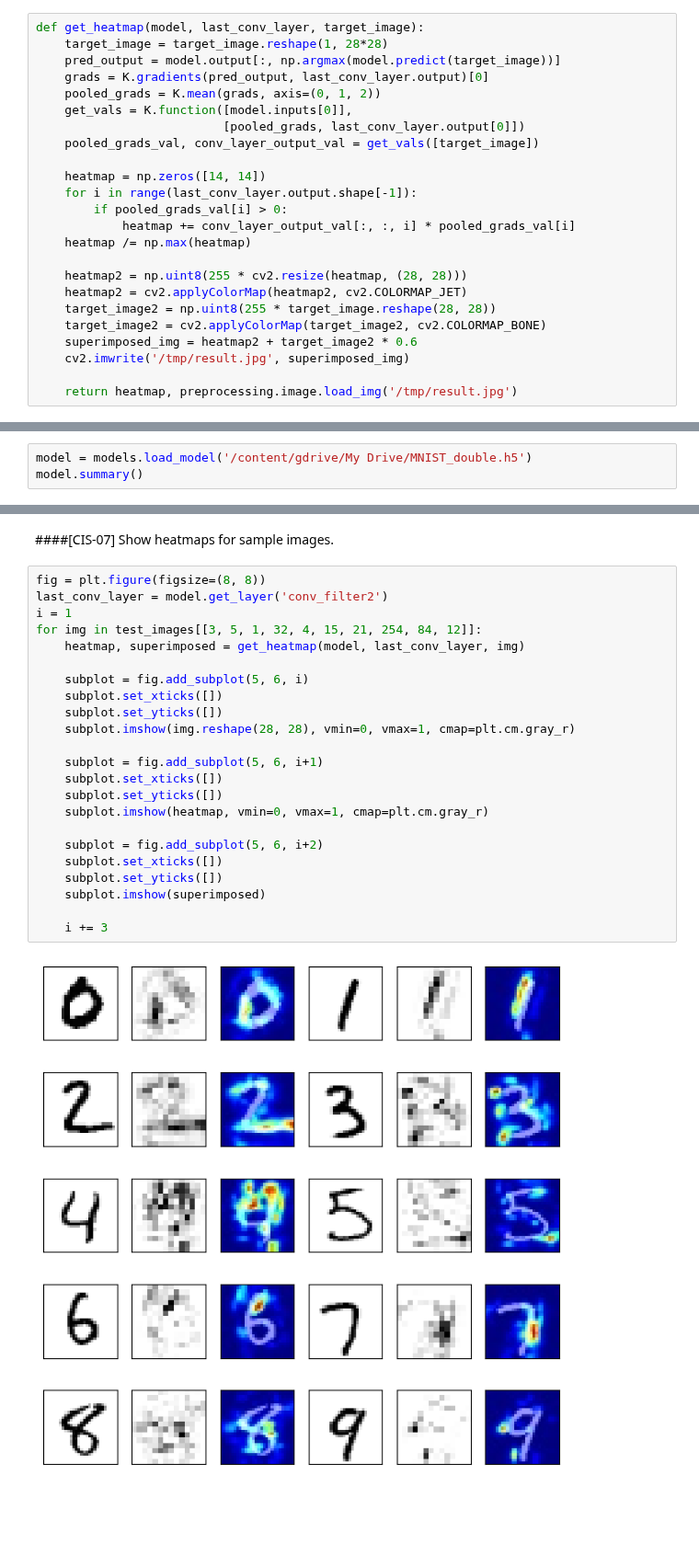
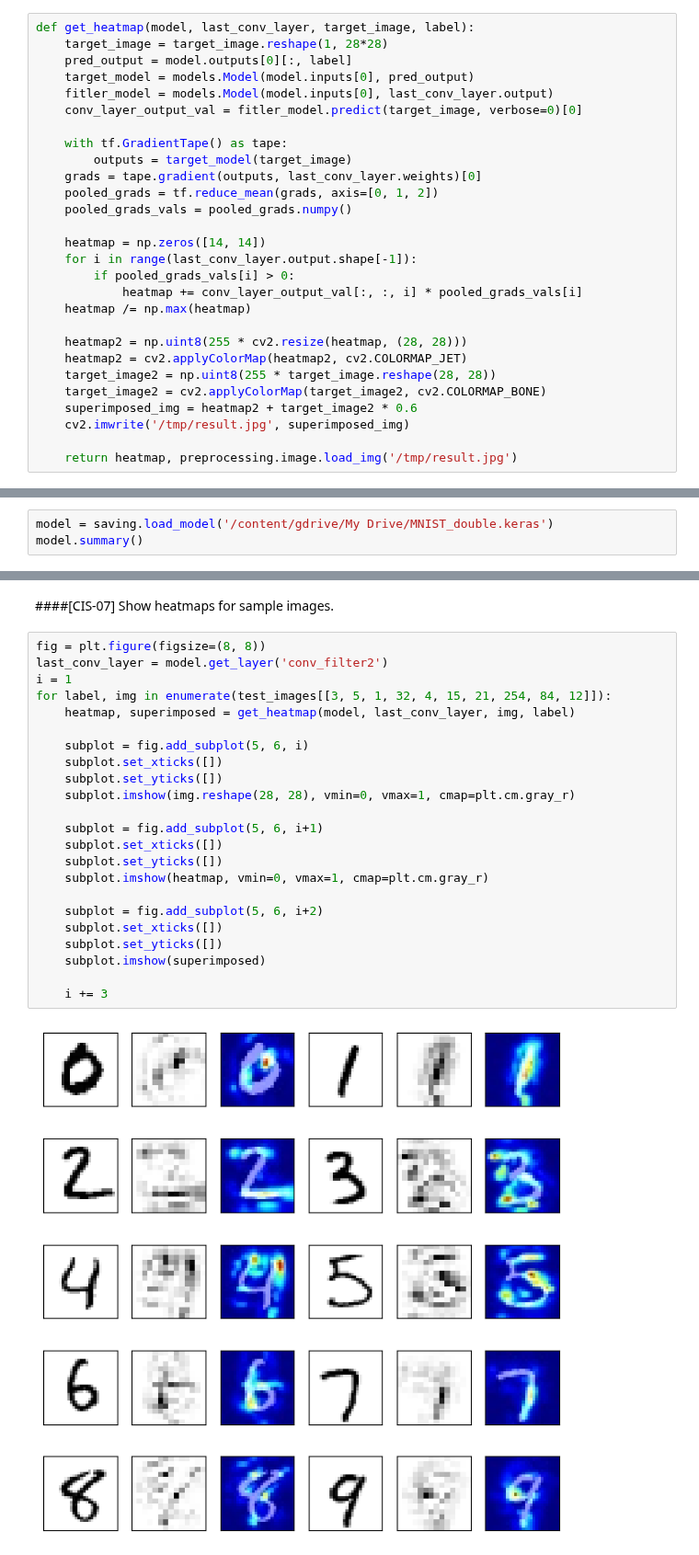
Before and after one commit to enakai00/colab_tfbook, a Jupyter notebook: Chapter05/4. CNN interpretation - sensitive area detection.ipynb, the cells around one changed output, grey strips where cells are left out. Shown at 92% size. Cells and saved outputs as stored; diff of their text form; blank space fills up the shorter version.

```diff
--- a/Chapter05/4. CNN interpretation - sensitive area detection.ipynb
+++ b/Chapter05/4. CNN interpretation - sensitive area detection.ipynb
@@ -22,19 +17,23 @@ disable_eager_execution()
 ####[CIS-02]
 Define a function to detect the sensitive areas in the second filters against the input image, and generate a heatmap.
 # %%
-def get_heatmap(model, last_conv_layer, target_image):
+def get_heatmap(model, last_conv_layer, target_image, label):
     target_image = target_image.reshape(1, 28*28)
-    pred_output = model.output[:, np.argmax(model.predict(target_image))]
-    grads = K.gradients(pred_output, last_conv_layer.output)[0]
-    pooled_grads = K.mean(grads, axis=(0, 1, 2))
-    get_vals = K.function([model.inputs[0]],
-                          [pooled_grads, last_conv_layer.output[0]])
-    pooled_grads_val, conv_layer_output_val = get_vals([target_image])
+    pred_output = model.outputs[0][:, label]
+    target_model = models.Model(model.inputs[0], pred_output)
+    fitler_model = models.Model(model.inputs[0], last_conv_layer.output)
+    conv_layer_output_val = fitler_model.predict(target_image, verbose=0)[0]
+
+    with tf.GradientTape() as tape:
+        outputs = target_model(target_image)
+    grads = tape.gradient(outputs, last_conv_layer.weights)[0]
+    pooled_grads = tf.reduce_mean(grads, axis=[0, 1, 2])
+    pooled_grads_vals = pooled_grads.numpy()
 
     heatmap = np.zeros([14, 14])
     for i in range(last_conv_layer.output.shape[-1]):
-        if pooled_grads_val[i] > 0:
-            heatmap += conv_layer_output_val[:, :, i] * pooled_grads_val[i]
+        if pooled_grads_vals[i] > 0:
+            heatmap += conv_layer_output_val[:, :, i] * pooled_grads_vals[i]
     heatmap /= np.max(heatmap)
 
     heatmap2 = np.uint8(255 * cv2.resize(heatmap, (28, 28)))
@@ -78,6 +77,6 @@ Confirm that the exported model file `MNIST_double.hd5` is on your Google Drive.
 ####[CIS-06]
 Restore the model from the exported model file.
 # %%
-model = models.load_model('/content/gdrive/My Drive/MNIST_double.h5')
+model = saving.load_model('/content/gdrive/My Drive/MNIST_double.keras')
 model.summary()
 # %% [output]
@@ -104,25 +108,25 @@ Show heatmaps for sample images.
 # %%
 fig = plt.figure(figsize=(8, 8))
 last_conv_layer = model.get_layer('conv_filter2')
 i = 1
-for img in test_images[[3, 5, 1, 32, 4, 15, 21, 254, 84, 12]]:
-    heatmap, superimposed = get_heatmap(model, last_conv_layer, img)
+for label, img in enumerate(test_images[[3, 5, 1, 32, 4, 15, 21, 254, 84, 12]]):
+    heatmap, superimposed = get_heatmap(model, last_conv_layer, img, label)
 
     subplot = fig.add_subplot(5, 6, i)
     subplot.set_xticks([])
     subplot.set_yticks([])
     subplot.imshow(img.reshape(28, 28), vmin=0, vmax=1, cmap=plt.cm.gray_r)
 
     subplot = fig.add_subplot(5, 6, i+1)
     subplot.set_xticks([])
     subplot.set_yticks([])
     subplot.imshow(heatmap, vmin=0, vmax=1, cmap=plt.cm.gray_r)
 
     subplot = fig.add_subplot(5, 6, i+2)
     subplot.set_xticks([])
     subplot.set_yticks([])
     subplot.imshow(superimposed)
 
     i += 3
 # %% [output]
-[figure, old version]
+[figure, new version]
```
Also changed, not shown: parts of 4 cells of this notebook, 3 other files.
